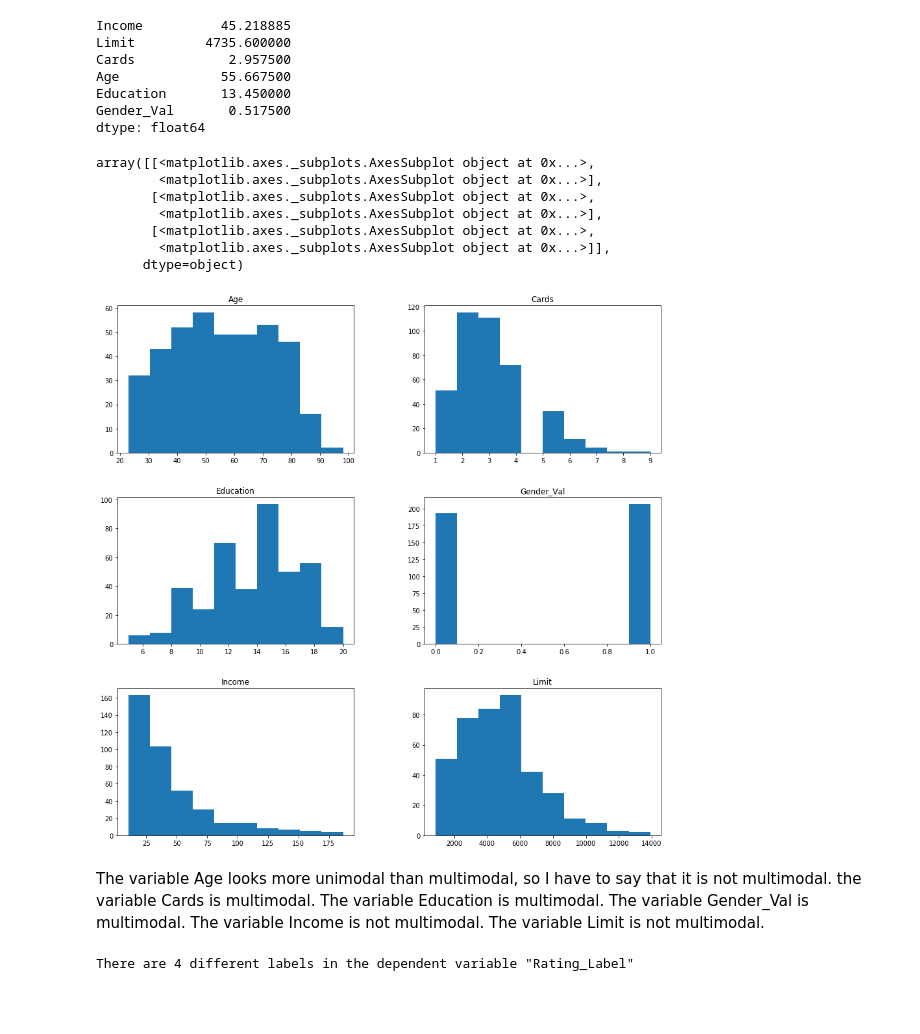
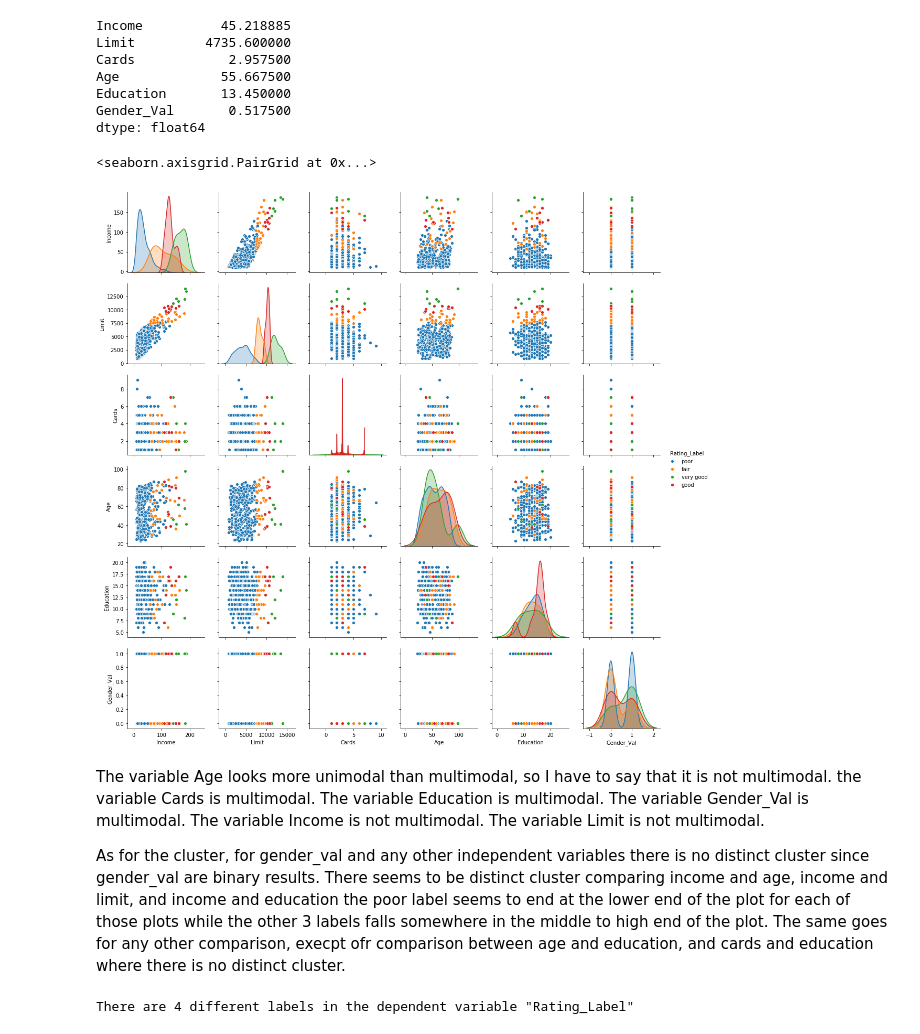
Before and after one commit to KorakotSanti/CSC310_Midterm, a Jupyter notebook: Midterm.ipynb, the cells around one changed output. Saved outputs shown, nothing was run; the diff lists cells and outputs as text; code cells hidden in the pictures; blank space fills up the shorter version.

```diff
--- a/Midterm.ipynb
+++ b/Midterm.ipynb
@@ -90,17 +96,11 @@ Age             55.667500
 Education       13.450000
 Gender_Val       0.517500
 dtype: float64
-# %%
-credit_features.hist(figsize=(15,15),grid=False)
-# %% [output]
-array([[<matplotlib.axes._subplots.AxesSubplot object at 0x...>,
-        <matplotlib.axes._subplots.AxesSubplot object at 0x...>],
-       [<matplotlib.axes._subplots.AxesSubplot object at 0x...>,
-        <matplotlib.axes._subplots.AxesSubplot object at 0x...>],
-       [<matplotlib.axes._subplots.AxesSubplot object at 0x...>,
-        <matplotlib.axes._subplots.AxesSubplot object at 0x...>]],
-      dtype=object)
-[figure, removed]
+# %%
+sns.pairplot(credit_df,hue='Rating_Label')
+# %% [output]
+<seaborn.axisgrid.PairGrid at 0x...>
+[figure, added]
 # %% [markdown]
 The variable Age looks more unimodal than multimodal, so I have to say that it is not multimodal.
 the variable Cards is multimodal.
@@ -108,6 +108,8 @@ The variable Education is multimodal.
 The variable Gender_Val is multimodal.
 The variable Income is not multimodal.
 The variable Limit is not multimodal.
+
+As for the cluster, for gender_val and any other independent variables there is no distinct cluster since gender_val are binary results. There seems to be distinct cluster comparing income and age, income and limit, and income and education the poor label seems to end at the lower end of the plot for each of those plots while the other 3 labels falls somewhere in the middle to high end of the plot. The same goes for any other comparison, execpt ofr comparison between age and education, and cards and education where there is no distinct cluster.
 # %%
 labels = []
 for row in credit_target.index:
```
Also changed, not shown: parts of 11 cells of this notebook, 1 other file.
